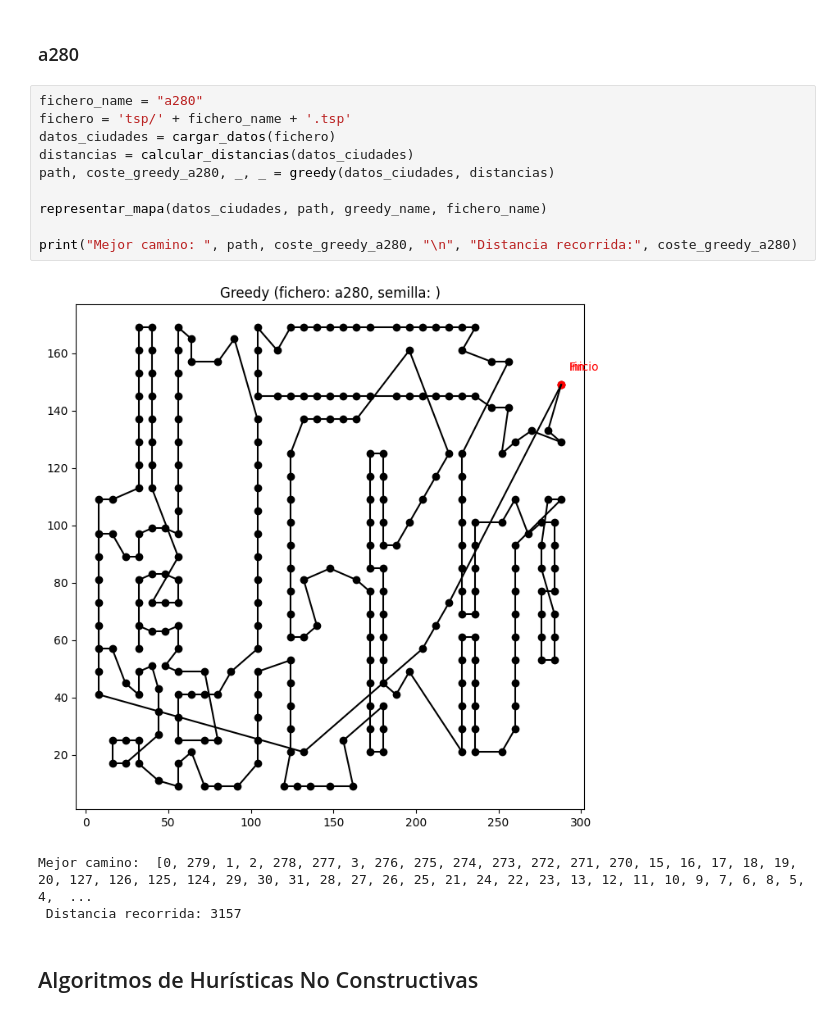
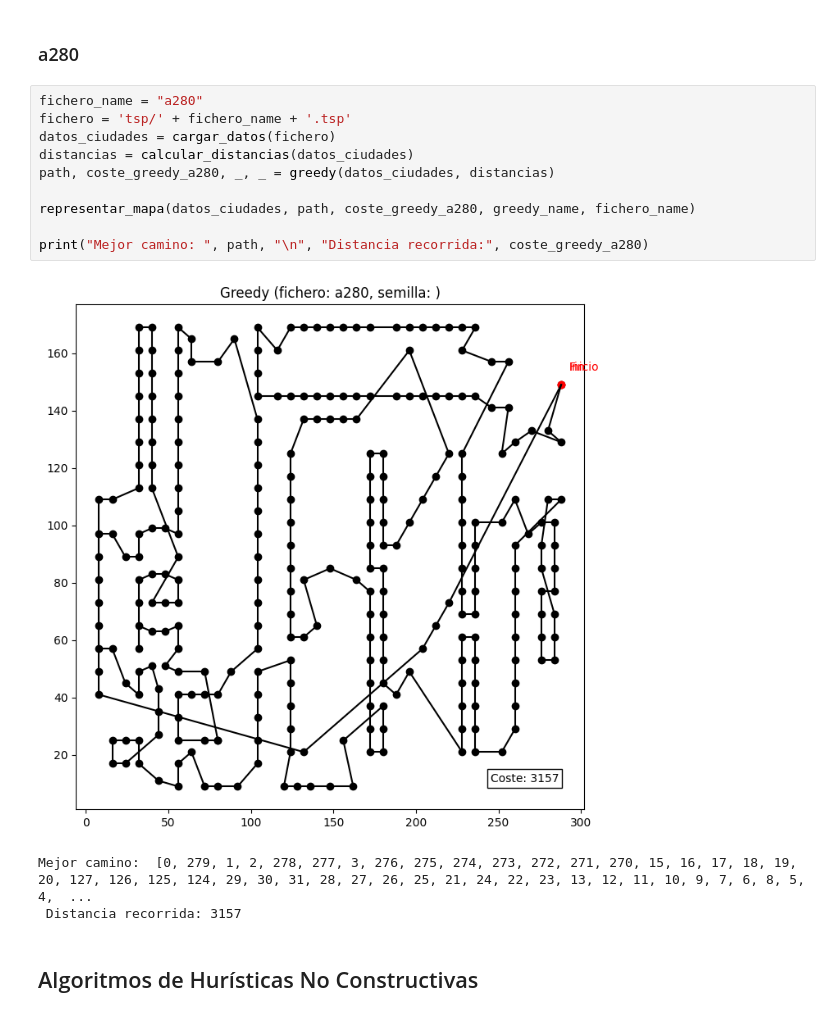
Before and after one commit to GrunCrow/Optimization_Solar_Plant, a Jupyter notebook: 4_Ant_Colony/4_ant_colony.ipynb, the cells around one changed output. Saved outputs shown, nothing was run; the diff lists cells and outputs as text.

Commit message:
4_ant_colony Final Version
Before running the final version and adding a box in each graphic with the cost of the path represented

```diff
--- a/4_Ant_Colony/4_ant_colony.ipynb
+++ b/4_Ant_Colony/4_ant_colony.ipynb
@@ -282,15 +282,15 @@ Mejor camino:  [0, 40, 38, 70, 129, 49, 1, 117, 79, 45, 19, 34, 53, 16, 30, 33,
 # %%
 fichero_name = "a280"
 fichero = 'tsp/' + fichero_name + '.tsp'
 datos_ciudades = cargar_datos(fichero)
 distancias = calcular_distancias(datos_ciudades)
 path, coste_greedy_a280, _, _ = greedy(datos_ciudades, distancias)
 
-representar_mapa(datos_ciudades, path, greedy_name, fichero_name)
+representar_mapa(datos_ciudades, path, coste_greedy_a280, greedy_name, fichero_name)
 
-print("Mejor camino: ", path, coste_greedy_a280, "\n", "Distancia recorrida:", coste_greedy_a280)
+print("Mejor camino: ", path, "\n", "Distancia recorrida:", coste_greedy_a280)
 # %% [output]
-[figure, old version]
+[figure, new version]
 Mejor camino:  [0, 279, 1, 2, 278, 277, 3, 276, 275, 274, 273, 272, 271, 270, 15, 16, 17, 18, 19, 20, 127, 126, 125, 124, 29, 30, 31, 28, 27, 26, 25, 21, 24, 22, 23, 13, 12, 11, 10, 9, 7, 6, 8, 5, 4,  ...
  Distancia recorrida: 3157
 # %% [markdown]
```
Also changed, not shown: parts of 3 cells of this notebook, 1 other file.
